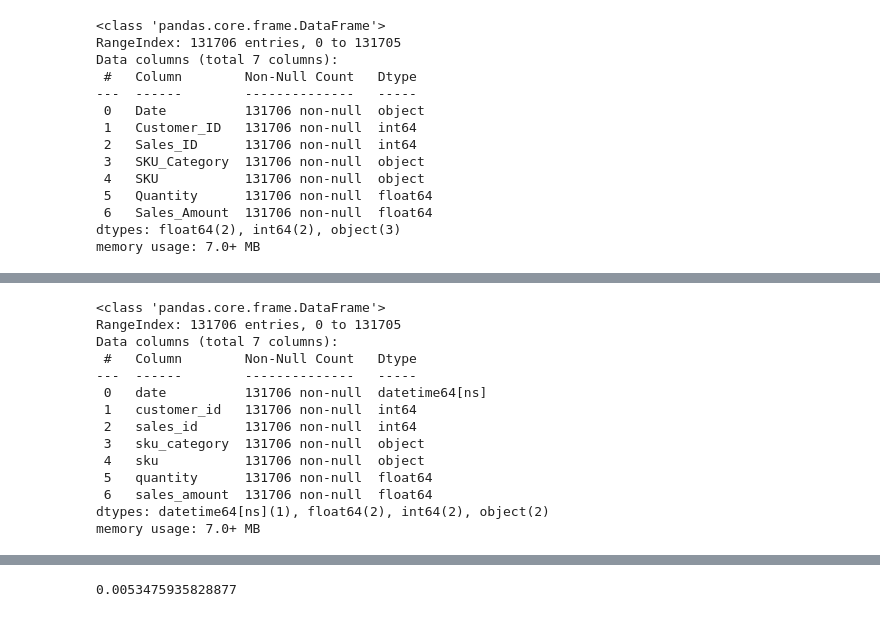
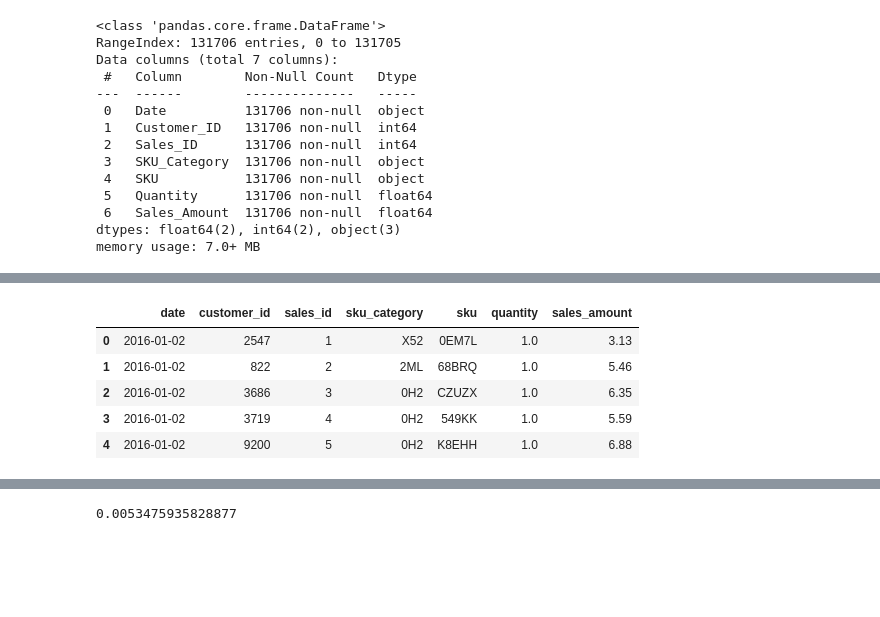
Before and after one commit to johnmarquess/IFN509, a Jupyter notebook: Assignment 2/association.ipynb, the cells around one changed output, grey strips where cells are left out. Saved outputs shown, nothing was run; the diff lists cells and outputs as text; code cells hidden in the pictures; blank space fills up the shorter version.

```diff
--- a/Assignment 2/association.ipynb
+++ b/Assignment 2/association.ipynb
@@ -50,22 +50,14 @@ data['date'] = pd.to_datetime(data['date'], format='%d/%m/%Y')
 data['sales_id'] = data['sales_id'].astype(str)
 data['customer_id'] = data['customer_id'].astype(str)
 # %%
-data.info()
+data.head()
 # %% [output]
-<class 'pandas.core.frame.DataFrame'>
-RangeIndex: 131706 entries, 0 to 131705
-Data columns (total 7 columns):
- #   Column        Non-Null Count   Dtype
----  ------        --------------   -----
- 0   date          131706 non-null  datetime64[ns]
- 1   customer_id   131706 non-null  int64
- 2   sales_id      131706 non-null  int64
- 3   sku_category  131706 non-null  object
- 4   sku           131706 non-null  object
- 5   quantity      131706 non-null  float64
- 6   sales_amount  131706 non-null  float64
-dtypes: datetime64[ns](1), float64(2), int64(2), object(2)
-memory usage: 7.0+ MB
+|  | date | customer_id | sales_id | sku_category | sku | quantity | sales_amount |
+| 0 | 2016-01-02 | 2547 | 1 | X52 | 0EM7L | 1.0 | 3.13 |
+| 1 | 2016-01-02 | 822 | 2 | 2ML | 68BRQ | 1.0 | 5.46 |
+| 2 | 2016-01-02 | 3686 | 3 | 0H2 | CZUZX | 1.0 | 6.35 |
+| 3 | 2016-01-02 | 3719 | 4 | 0H2 | 549KK | 1.0 | 5.59 |
+| 4 | 2016-01-02 | 9200 | 5 | 0H2 | K8EHH | 1.0 | 6.88 |
 # %%
 # Define the Transactional Data
 transactions = data.groupby('sales_id')['sku_category'].apply(list)
```
Also changed, not shown: parts of 19 cells of this notebook, 1 other file.
